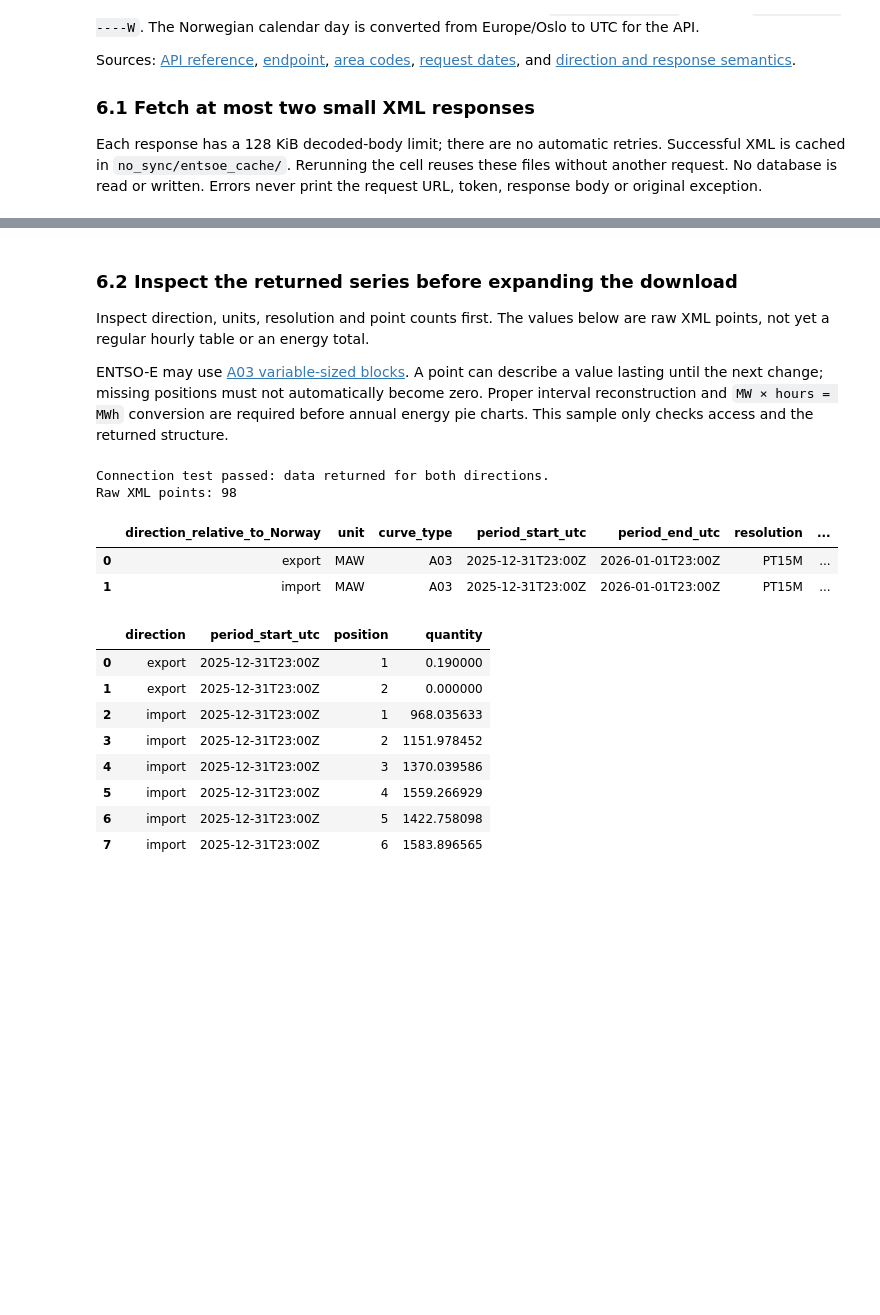
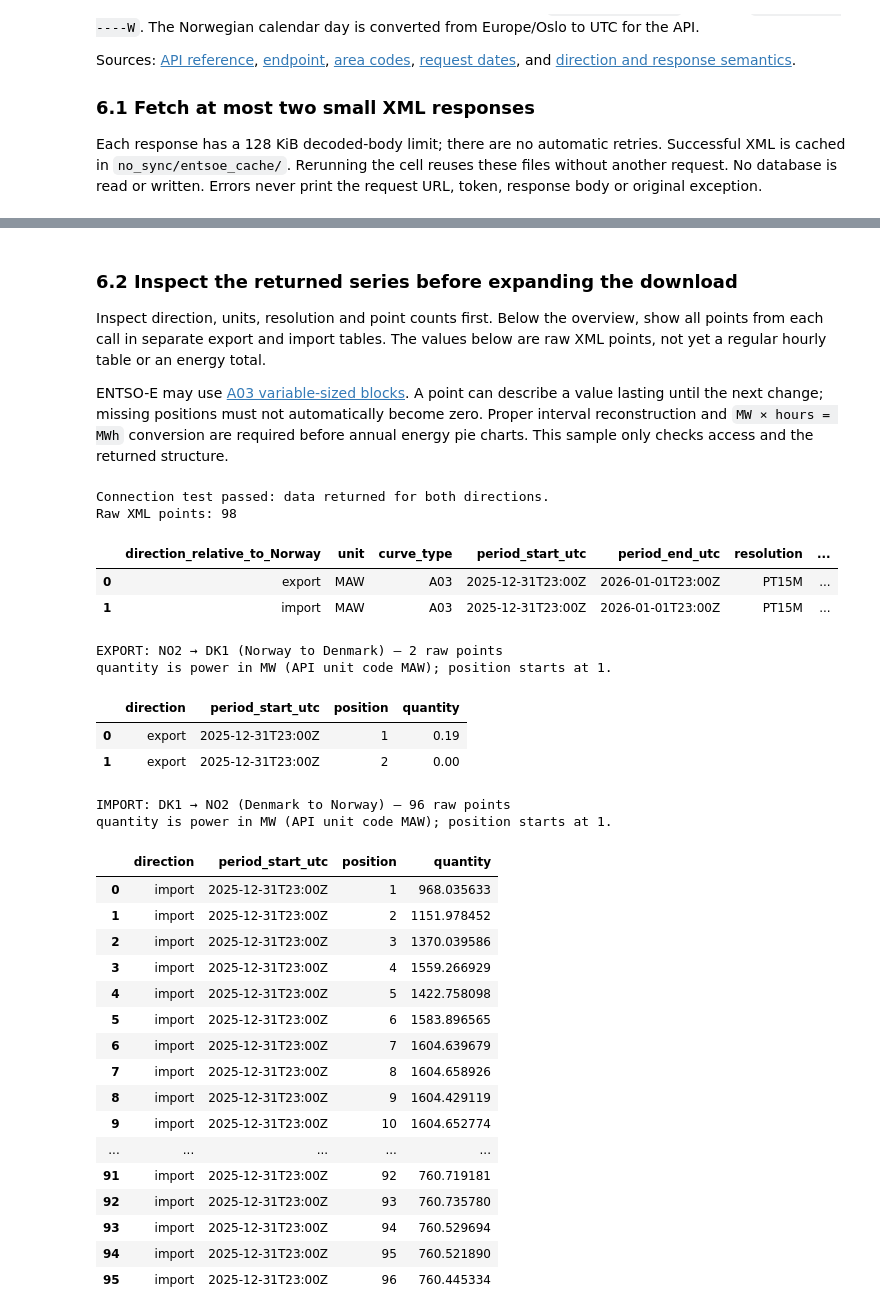
Before and after one commit to G0KU-DOTCOM/Streamlit_dashboard, a Jupyter notebook: notebooks/prosjekt_part2.ipynb, the cells around one changed output, grey strips where cells are left out. Cells and saved outputs as stored; diff of their text form; code cells hidden in the pictures; blank space fills up the shorter version.

```diff
--- a/notebooks/prosjekt_part2.ipynb
+++ b/notebooks/prosjekt_part2.ipynb
@@ -1120,7 +1054,8 @@ Requested UTC interval: 2025-12-31T23:00:00+00:00 to 2026-01-01T23:00:00+00:00 (
 # %% [markdown]
 ### 6.2 Inspect the returned series before expanding the download
 
-Inspect direction, units, resolution and point counts first. The values below
+Inspect direction, units, resolution and point counts first. Below the overview,
+show all points from each call in separate export and import tables. The values below
 are raw XML points, not yet a regular hourly table or an energy total.
 
 ENTSO-E may use [A03 variable-sized blocks](https://transparencyplatform.zendesk.com/hc/en-us/articles/30262342482961-CurveType-A01-vs-CurveType-A03).
@@ -1139,42 +1074,70 @@ for direction, root in sample_xml.items():
             series_overview.append({
                 "direction_relative_to_Norway": direction,
                 "unit": series.findtext("{*}quantity_Measure_Unit.name"),
                 "curve_type": series.findtext("{*}curveType"),
                 "period_start_utc": period.findtext("{*}timeInterval/{*}start"),
                 "period_end_utc": period.findtext("{*}timeInterval/{*}end"),
                 "resolution": period.findtext("{*}resolution"),
                 "raw_point_count": len(points),
             })
             for point in points:
                 raw_sample_points.append({
                     "direction": direction,
                     "period_start_utc": period.findtext("{*}timeInterval/{*}start"),
                     "position": int(point.findtext("{*}position")),
                     "quantity": float(point.findtext("{*}quantity")),
                 })
 series_overview = pd.DataFrame(series_overview)
 raw_sample_points = pd.DataFrame(raw_sample_points)
 if raw_sample_points.empty:
     raise RuntimeError("The sample contains no quantity points.")
 print("Connection test passed: data returned for both directions.")
 print(f"Raw XML points: {len(raw_sample_points):,}")
 display(series_overview)
-display(raw_sample_points.head(8))
+# Show the complete raw point table from each call separately. These are
+# XML positions at PT15M resolution, not yet reconstructed energy intervals.
+for direction, label in [
+    ("export", "EXPORT: NO2 → DK1 (Norway to Denmark)"),
+    ("import", "IMPORT: DK1 → NO2 (Denmark to Norway)"),
+]:
+    direction_points = raw_sample_points.loc[
+        raw_sample_points["direction"].eq(direction)
+    ].reset_index(drop=True)
+    print(f"\n{label} — {len(direction_points)} raw points")
+    print("quantity is power in MW (API unit code MAW); position starts at 1.")
+    # Both responses are small, so show every row rather than truncating.
+    with pd.option_context("display.max_rows", 100, "display.max_columns", None):
+        display(direction_points)
 # %% [output]
 Connection test passed: data returned for both directions.
 Raw XML points: 98
 |  | direction_relative_to_Norway | unit | curve_type | period_start_utc | period_end_utc | resolution | ... |
 | 0 | export | MAW | A03 | 2025-12-31T23:00Z | 2026-01-01T23:00Z | PT15M | ... |
 | 1 | import | MAW | A03 | 2025-12-31T23:00Z | 2026-01-01T23:00Z | PT15M | ... |
+EXPORT: NO2 → DK1 (Norway to Denmark) — 2 raw points
+quantity is power in MW (API unit code MAW); position starts at 1.
 |  | direction | period_start_utc | position | quantity |
-| 0 | export | 2025-12-31T23:00Z | 1 | 0.190000 |
-| 1 | export | 2025-12-31T23:00Z | 2 | 0.000000 |
-| 2 | import | 2025-12-31T23:00Z | 1 | 968.035633 |
-| 3 | import | 2025-12-31T23:00Z | 2 | 1151.978452 |
-| 4 | import | 2025-12-31T23:00Z | 3 | 1370.039586 |
-| 5 | import | 2025-12-31T23:00Z | 4 | 1559.266929 |
-| 6 | import | 2025-12-31T23:00Z | 5 | 1422.758098 |
-| 7 | import | 2025-12-31T23:00Z | 6 | 1583.896565 |
+| 0 | export | 2025-12-31T23:00Z | 1 | 0.19 |
+| 1 | export | 2025-12-31T23:00Z | 2 | 0.00 |
+IMPORT: DK1 → NO2 (Denmark to Norway) — 96 raw points
+quantity is power in MW (API unit code MAW); position starts at 1.
+|  | direction | period_start_utc | position | quantity |
+| 0 | import | 2025-12-31T23:00Z | 1 | 968.035633 |
+| 1 | import | 2025-12-31T23:00Z | 2 | 1151.978452 |
+| 2 | import | 2025-12-31T23:00Z | 3 | 1370.039586 |
+| 3 | import | 2025-12-31T23:00Z | 4 | 1559.266929 |
+| 4 | import | 2025-12-31T23:00Z | 5 | 1422.758098 |
+| 5 | import | 2025-12-31T23:00Z | 6 | 1583.896565 |
+| 6 | import | 2025-12-31T23:00Z | 7 | 1604.639679 |
+| 7 | import | 2025-12-31T23:00Z | 8 | 1604.658926 |
+| 8 | import | 2025-12-31T23:00Z | 9 | 1604.429119 |
+| 9 | import | 2025-12-31T23:00Z | 10 | 1604.652774 |
+| ... | ... | ... | ... | ... |
+| 91 | import | 2025-12-31T23:00Z | 92 | 760.719181 |
+| 92 | import | 2025-12-31T23:00Z | 93 | 760.735780 |
+| 93 | import | 2025-12-31T23:00Z | 94 | 760.529694 |
+| 94 | import | 2025-12-31T23:00Z | 95 | 760.521890 |
+| 95 | import | 2025-12-31T23:00Z | 96 | 760.445334 |
 # %% [markdown]
 ### 6.3 Sample result and next step
 
```
Also changed, not shown: parts of 24 cells of this notebook, 7 other files.
